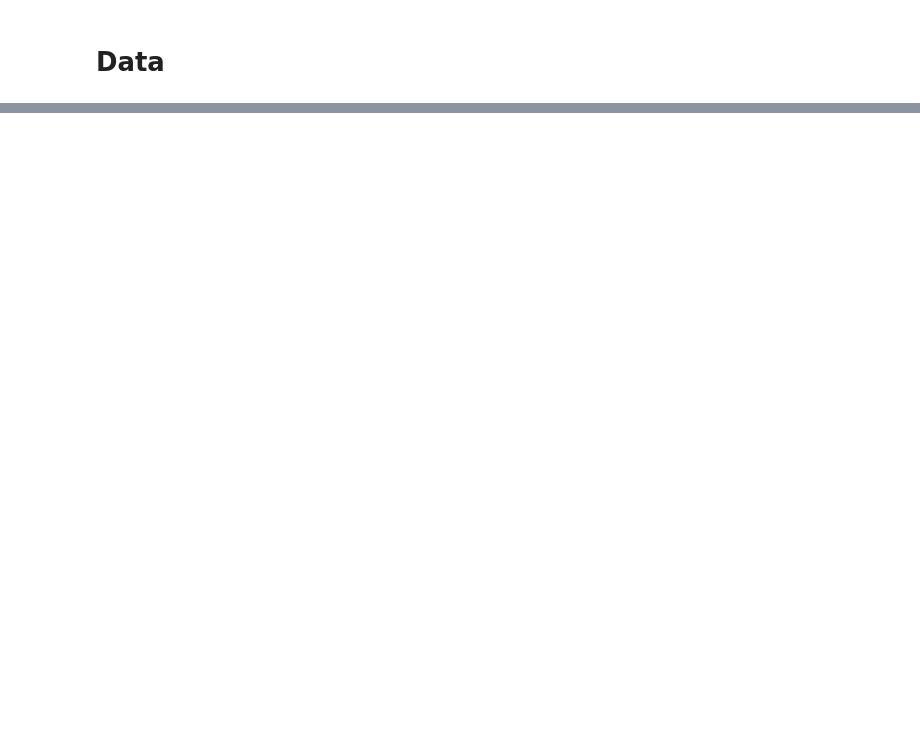
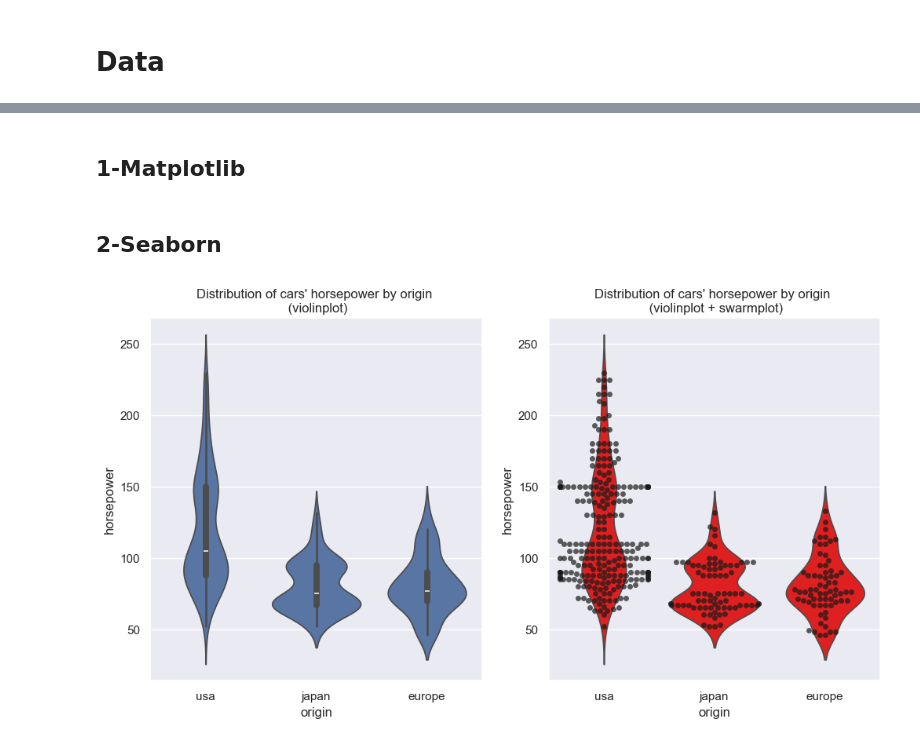
Before and after one commit to Gianl-msi/Python-Unleashed, a Jupyter notebook: Beyond Matplotlib - Top Python Libraries For Data Visualization/Beyond Matplotlib - Top Python Libraries For Data Visualization.ipynb, the cells around one changed output, grey strips where cells are left out. Drawn from its saved outputs; the diff is of its cells as text; code cells hidden in the pictures; blank space fills up the shorter version.

```diff
--- a/Beyond Matplotlib - Top Python Libraries For Data Visualization/Beyond Matplotlib - Top Python Libraries For Data Visualization.ipynb
+++ b/Beyond Matplotlib - Top Python Libraries For Data Visualization/Beyond Matplotlib - Top Python Libraries For Data Visualization.ipynb
@@ -15,3 +17,24 @@ cars.head()
 | 2 | 18.0 | 8 | 318.0 | 150.0 | 3436 | 11.0 | 70 | usa | plymouth satellite |
 | 3 | 16.0 | 8 | 304.0 | 150.0 | 3433 | 12.0 | 70 | usa | amc rebel sst |
 | 4 | 17.0 | 8 | 302.0 | 140.0 | 3449 | 10.5 | 70 | usa | ford torino |
+# %% [markdown]
+## 1-Matplotlib
+# %% [markdown]
+## 2-Seaborn
+# %%
+import seaborn  as sns
+# Set the standard theme
+sns.set_theme()
+# %%
+# Violin and swarm plots
+plt.figure(figsize=(12,6))
+plt.subplot(1,2,1)
+sns.violinplot(x="origin", y="horsepower", data=cars)
+plt.title("Distribution of cars' horsepower by origin \n (violinplot)")
+plt.subplot(1,2,2)
+sns.violinplot(x="origin", y="horsepower", data=cars, inner=None, color="red")
+sns.swarmplot(x="origin", y="horsepower", data=cars, color="k", alpha=0.7)
+plt.title("Distribution of cars' horsepower by origin \n (violinplot + swarmplot)")
+plt.show()
+# %% [output]
+[figure, added]
```
Also changed, not shown: parts of 4 cells of this notebook.
